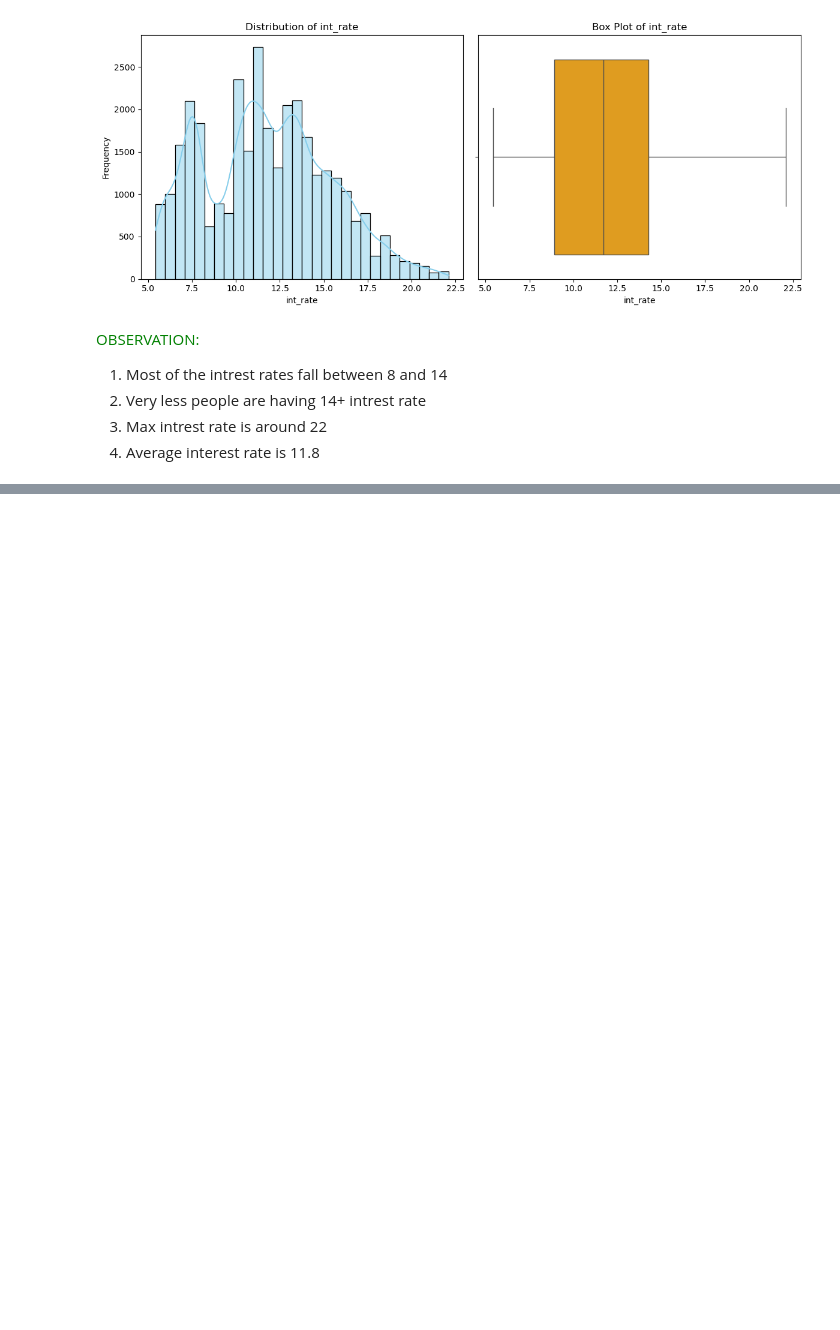
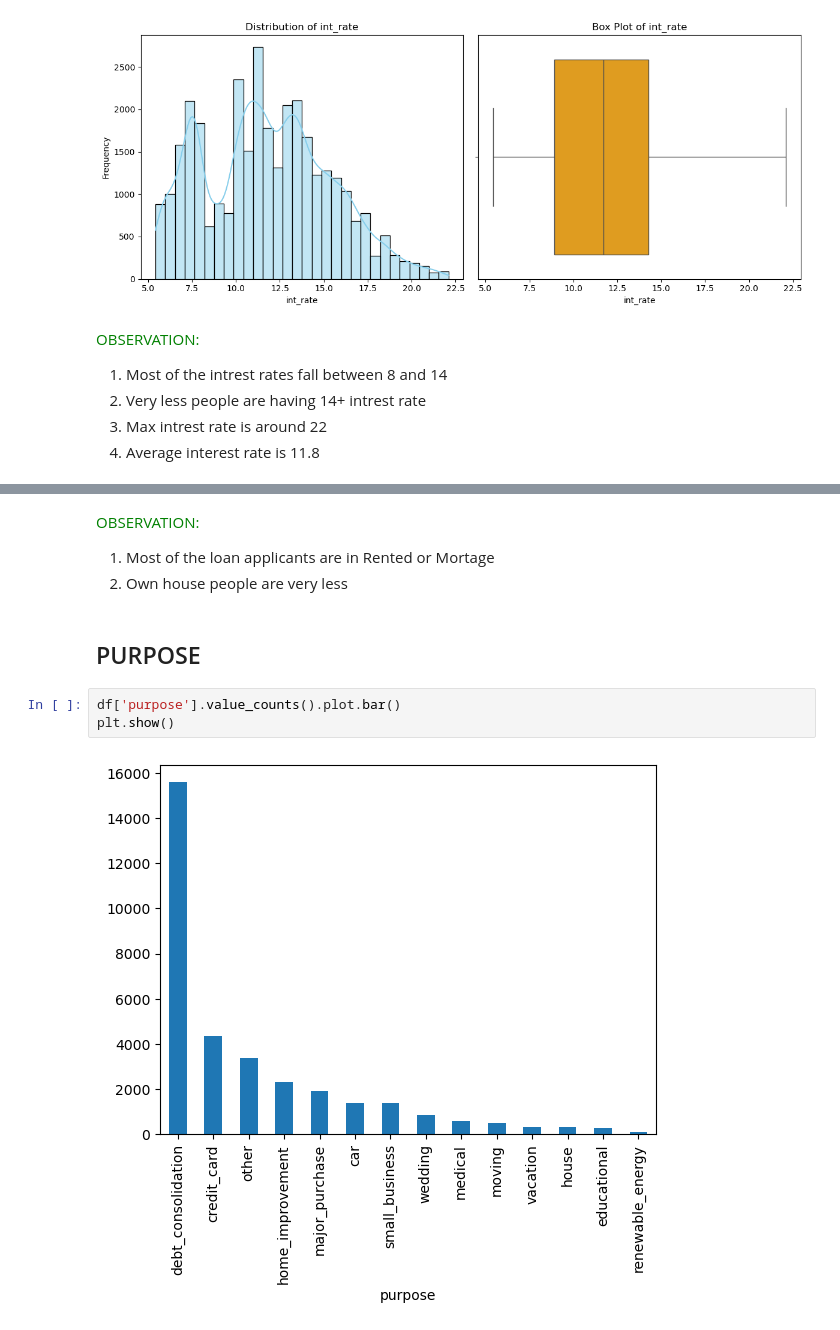
Before and after one commit to sunilkumarrudragada/LendingClubCaseStudy, a Jupyter notebook: sunil_kumar.ipynb, the cells around one changed output, grey strips where cells are left out. Saved outputs shown, nothing was run; the diff lists cells and outputs as text; blank space fills up the shorter version.

```diff
--- a/sunil_kumar.ipynb
+++ b/sunil_kumar.ipynb
@@ -783,0 +802,12 @@ Name: int_rate, dtype: float64
+# %% [markdown]
+<span style="color:green">OBSERVATION: </br>
+1. Most of the loan applicants are in Rented or Mortage
+2. Own house people are very less
+</span>
+# %% [markdown]
+## PURPOSE
+# %%
+df['purpose'].value_counts().plot.bar()
+plt.show()
+# %% [output]
+[figure, added]
```
Also changed, not shown: parts of 11 cells of this notebook.
